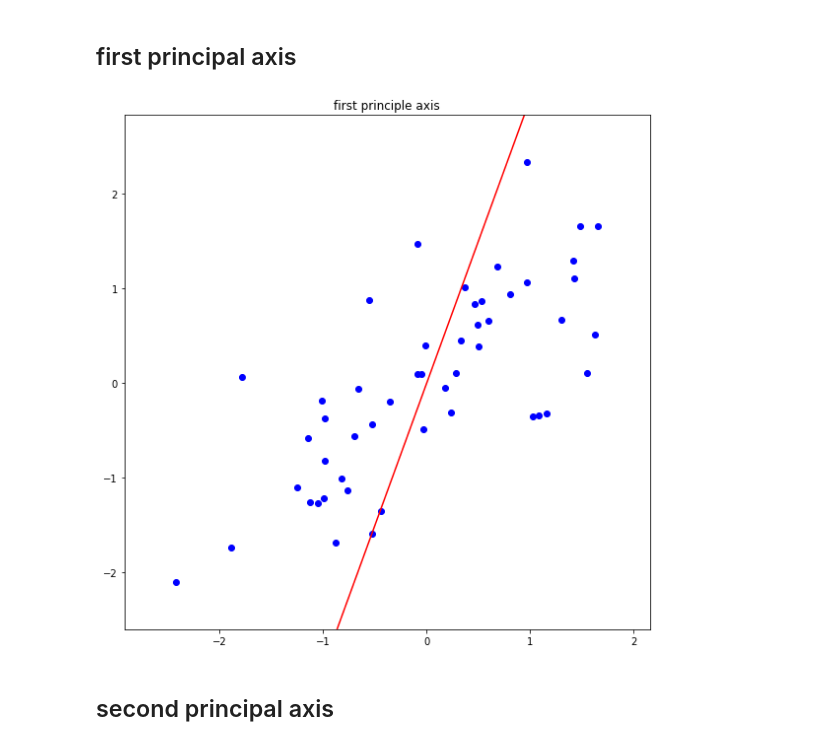
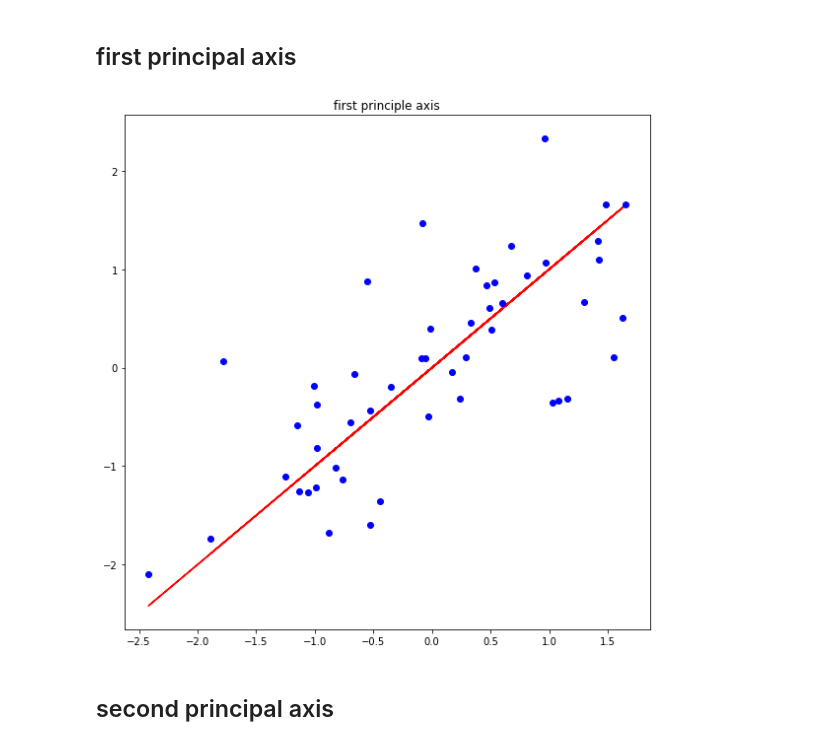
Before and after one commit to chan0139/assignment-machine-learning, a Jupyter notebook: 12/assignment_12.ipynb, the cells around one changed output. Saved outputs shown, nothing was run; the diff lists cells and outputs as text; code cells hidden in the pictures.

```diff
--- a/12/assignment_12.ipynb
+++ b/12/assignment_12.ipynb
@@ -121,20 +121,21 @@ plt.tight_layout()
 plt.show()
 # %% [output]
 [figure]
+# %%
+f_1 = (U[0][0] / U[1][0]) * x_normal
 # %% [markdown]
 ## first principal axis
 # %%
 plt.figure(figsize=(8,8))
 plt.title('first principle axis')
-# ===================================================
-# fill up the blank
-#
-#
-# ===================================================
+
+plt.plot(x_normal, f_1,'-', color='red')
+
+plt.plot(x_normal, y_normal,'o', color='blue')
 plt.tight_layout()
 plt.show()
 # %% [output]
-[figure, old version]
+[figure, new version]
 # %% [markdown]
 ## second principal axis
 # %%
```
